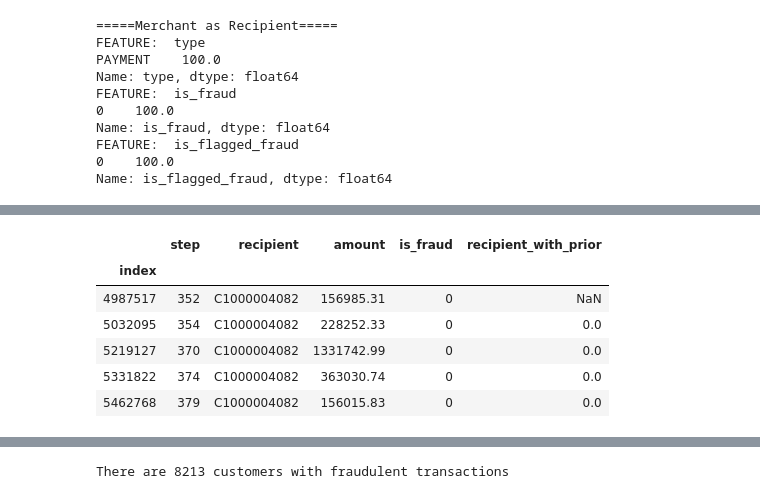
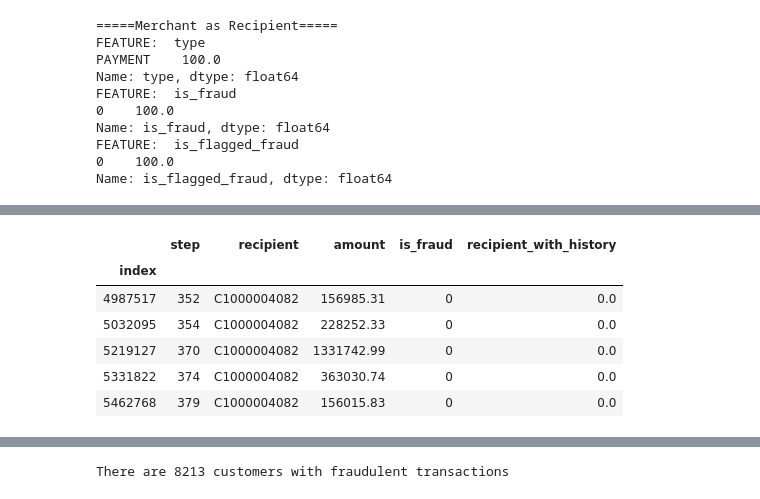
Before and after one commit to valmadrid/Detecting-Financial-Fraud-Transactions, a Jupyter notebook: financial_fraud.ipynb, the cells around one changed output, grey strips where cells are left out. Saved outputs shown, nothing was run; the diff lists cells and outputs as text; code cells hidden in the pictures.

```diff
--- a/financial_fraud.ipynb
+++ b/financial_fraud.ipynb
@@ -364,26 +544,32 @@ repeated_customer.head()
 # %%
-repeated_recipient = df[df.recipient.duplicated(keep=False) == True][[
-    "step", "recipient", "amount", "is_fraud"
-]].sort_values(["recipient", "step"]).reset_index(drop=False)
+# Get all recipient IDs that appeared more than once
+# repeated_recipient = df[df.recipient.duplicated(keep=False) == True][[
+#     "step", "recipient", "amount", "is_fraud"
+# ]].sort_values(["recipient", "step"]).reset_index(drop=False)
 
-for i in range(1, len(repeated_recipient)):
-    if (repeated_recipient.recipient.iloc[i] == repeated_recipient.recipient.
-            iloc[i - 1]) & (repeated_recipient.step.iloc[i] >
-                            repeated_recipient.step.iloc[i - 1]) & (
-                                repeated_recipient.is_fraud.iloc[i - 1] == 1):
-        repeated_recipient.at[i, "recipient_with_prior"] = 1
-    else:
-        repeated_recipient.at[i, "recipient_with_prior"] = 0
-repeated_recipient.at[i, "recipient_with_prior"] = 0
-repeated_recipient.recipient_with_prior = repeated_recipient.recipient_with_prior.astype(
-    "int64", errors="ignore")
+# # Add a column to mark all IDs with fraud history
+# repeated_recipient["recipient_with_history"] = pd.Series([])
+# for i in range(1, len(repeated_recipient)):
+#     if (repeated_recipient.recipient.iloc[i] ==
+#             repeated_recipient.recipient.iloc[  # same recipient ID
+#                 i - 1]
+#         ) & (
+#             repeated_recipient.step.iloc[i] >  # event in row i comes after i-1
+#             repeated_recipient.step.iloc[i - 1]) & (
+#                 (repeated_recipient.is_fraud.iloc[i - 1] == 1)
+#                 |  #either i-1 event was a fraud or i-1 recipient had history
+#                 (repeated_recipient.recipient_with_history[i - 1] == 1)):
+#         repeated_recipient.recipient_with_history.iloc[i] = 1
+#     else:
+#         repeated_recipient.recipient_with_history.iloc[i] = 0
+# repeated_recipient.recipient_with_history.iloc[0] = 0
 
-repeated_recipient.set_index("index", drop=True, inplace=True)
-repeated_recipient.head()
+# repeated_recipient.set_index("index", drop=True, inplace=True)
+# repeated_recipient.head()
 # %% [output]
-|  | step | recipient | amount | is_fraud | recipient_with_prior |
+|  | step | recipient | amount | is_fraud | recipient_with_history |
 | index |  |  |  |  |  |
-| 4987517 | 352 | C1000004082 | 156985.31 | 0 | NaN |
+| 4987517 | 352 | C1000004082 | 156985.31 | 0 | 0.0 |
 | 5032095 | 354 | C1000004082 | 228252.33 | 0 | 0.0 |
 | 5219127 | 370 | C1000004082 | 1331742.99 | 0 | 0.0 |
 | 5331822 | 374 | C1000004082 | 363030.74 | 0 | 0.0 |
```
Also changed, not shown: parts of 19 cells of this notebook.
